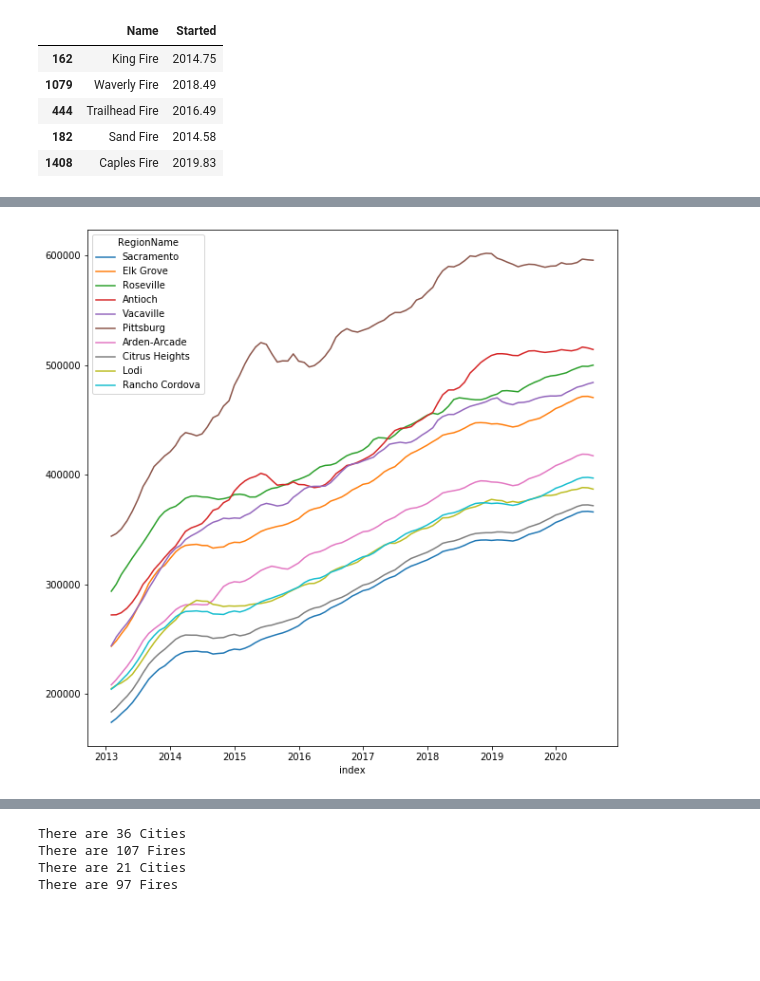
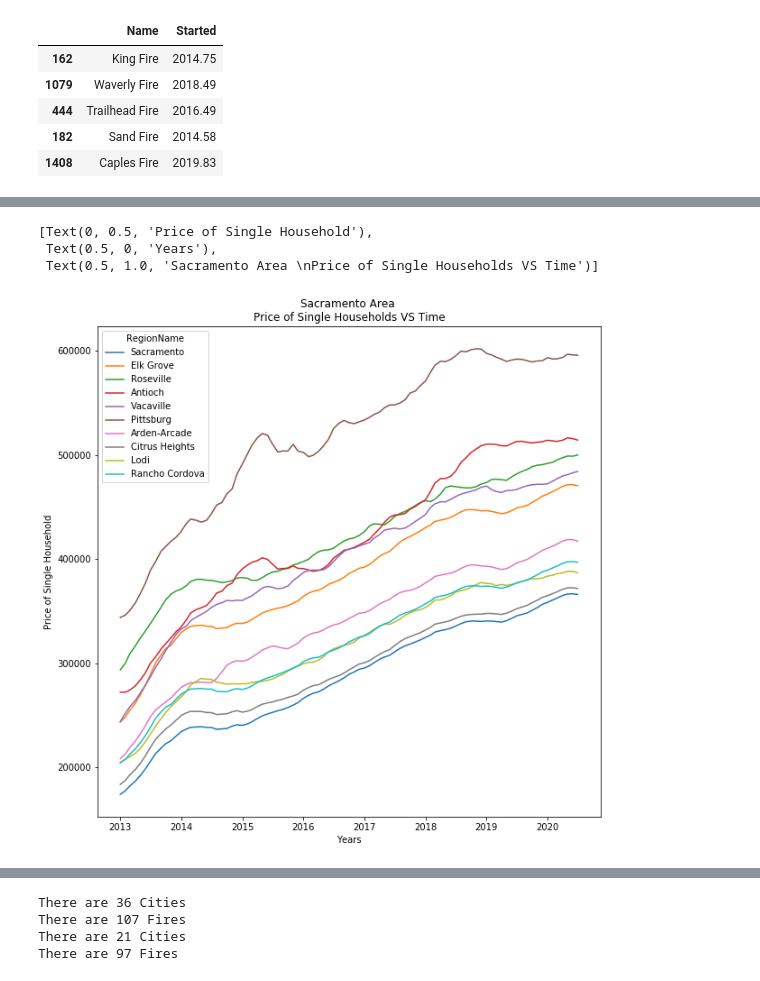
Before and after one commit to mattuzi17/The-Flight-From-Rural-Communities, a Jupyter notebook: NathanTesting.ipynb, the cells around one changed output, grey strips where cells are left out. Saved outputs shown, nothing was run; the diff lists cells and outputs as text; code cells hidden in the pictures; blank space fills up the shorter version.

```diff
--- a/NathanTesting.ipynb
+++ b/NathanTesting.ipynb
@@ -637,8 +648,12 @@ for index, row in fillempty.iterrows():
 # %%
 ##Graph#3
 ax = Threeline.plot(x='index',figsize= (10,10))
+ax.set(xlabel = "Years",ylabel='Price of Single Household',title ="Sacramento Area \nPrice of Single Households VS Time" )
 # %% [output]
+[Text(0, 0.5, 'Price of Single Household'),
+ Text(0.5, 0, 'Years'),
+ Text(0.5, 1.0, 'Sacramento Area \nPrice of Single Households VS Time')]
-[figure, old version]
+[figure, new version]
 # %%
 #####Graph number 4
 heatcity = ThreeSingleCity_Fire[0]
```
Also changed, not shown: parts of 5 cells of this notebook.
